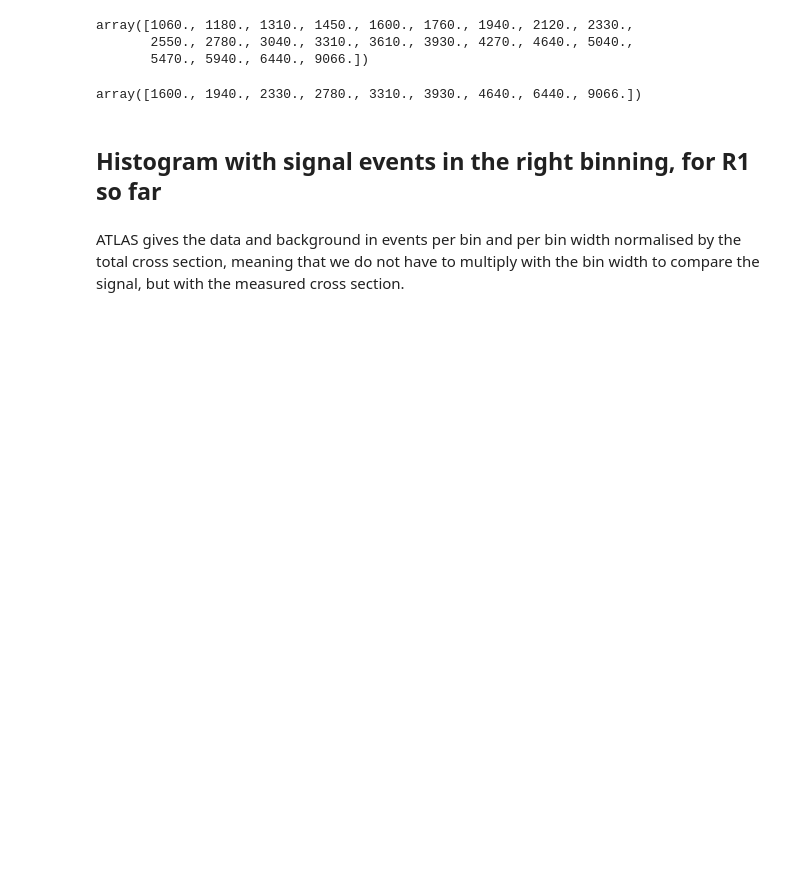
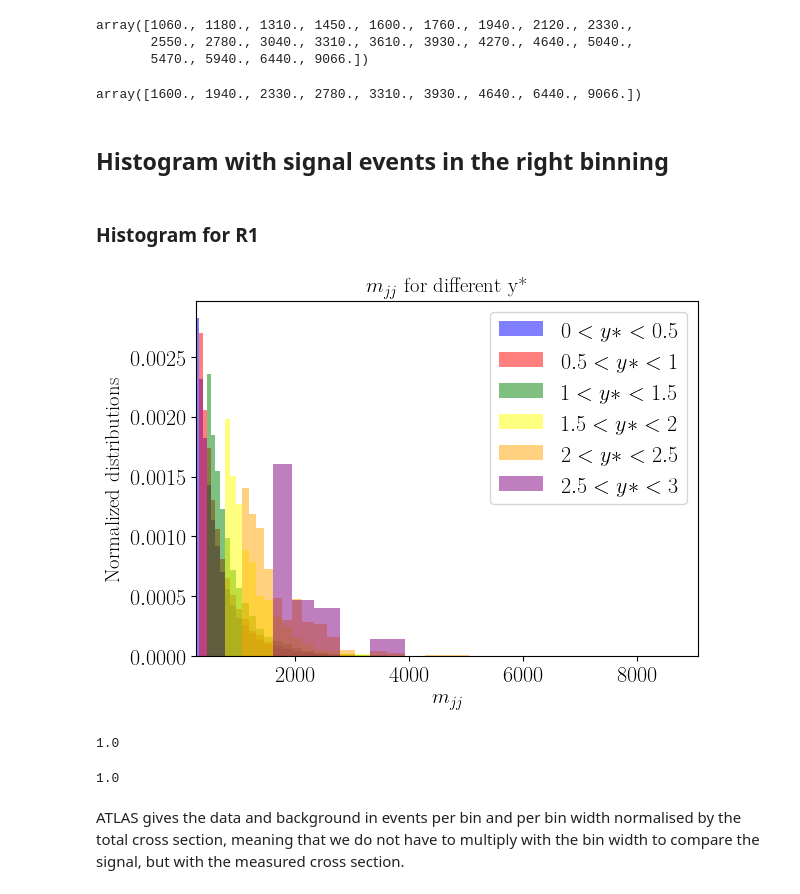
Before and after one commit to mariaubiali/ALPsPheno, a Jupyter notebook: ALP_Global/notebooks/gg_dijet.ipynb, the cells around one changed output. Saved outputs shown, nothing was run; the diff lists cells and outputs as text; code cells hidden in the pictures; blank space fills up the shorter version.

```diff
--- a/ALP_Global/notebooks/gg_dijet.ipynb
+++ b/ALP_Global/notebooks/gg_dijet.ipynb
@@ -1,27 +0,0 @@
-# %%
-import numpy as np
-import pandas as pd
-import seaborn as sns
-import json
-import os
-import awkward as ak
-import hist
-import math
-import vector
-import pylhe
-import uproot
-import yaml
-
-import matplotlib.pyplot as plt
-from matplotlib import colormaps
-plt.rcParams['text.usetex'] = True
-plt.rcParams['text.latex.preamble'] = r'\usepackage{lmodern}'  # Usar Latin Modern Roman
-plt.rcParams['font.size'] = 16
-plt.rcParams['font.family'] = 'serif'
-plt.rcParams['font.serif'] = ['Latin Modern Roman']
-
-from nnpdf_data import path_commondata
-import nnpdf_data.commondataparser
-from nnpdf_data.commondataparser import parse_new_metadata
-from nnpdf_data.commondataparser import load_commondata
-from validphys.covmats import covmat_from_systematics
@@ -484,15 +526,25 @@ array([1600., 1940., 2330., 2780., 3310., 3930., 4640., 6440., 9066.])
 # background_R5
 # background_R6
 # %% [markdown]
-## Histogram with signal events in the right binning, for R1 so far
+## Histogram with signal events in the right binning
+# %% [markdown]
+### Histogram for R1
 # %%
 # histogram for NP signal (n = number of events per bin)
 # density=True gives bin's raw count divided by the total number of counts and the bin width, i.e. density = counts / (sum(counts) * np.diff(bins))
-n_signal, bins, _ =plt.hist(mjj_R1, bins=mjj_bins_R1,range=(260,7000),label='$0 < y* < 0.5$', alpha=0.5,density=True,color = "red", ec="k",histtype='stepfilled',log=False)
-plt.xlim(260, 7000)
+n_signal_R1, bins, _ =plt.hist(mjj_R1, bins=mjj_bins_R1,range=(260,7000),label='$0 < y* < 0.5$', alpha=0.5,density=True,color = "blue", ec="k",histtype='stepfilled',log=False)
+n_signal_R2, bins, _ =plt.hist(mjj_R2, bins=mjj_bins_R2,range=(310,7630),label='$0.5 < y* < 1$', alpha=0.5,density=True,color = "red", ec="k",histtype='stepfilled',log=False)
+n_signal_R3, bins, _ =plt.hist(mjj_R3, bins=mjj_bins_R3,range=(440,8317),label='$1 < y* < 1.5$', alpha=0.5,density=True,color = "green", ec="k",histtype='stepfilled',log=False)
+n_signal_R4, bins, _ =plt.hist(mjj_R4, bins=mjj_bins_R4,range=(760,7630),label='$1.5 < y* < 2$', alpha=0.5,density=True,color = "yellow", ec="k",histtype='stepfilled',log=False)
+n_signal_R5, bins, _ =plt.hist(mjj_R5, bins=mjj_bins_R5,range=(1060,9066),label='$2 < y* < 2.5$', alpha=0.5,density=True,color = "orange", ec="k",histtype='stepfilled',log=False)
+n_signal_R6, bins, _ =plt.hist(mjj_R6, bins=mjj_bins_R6,range=(1600,9066),label='$2.5 < y* < 3$', alpha=0.5,density=True,color = "purple", ec="k",histtype='stepfilled',log=False)
+plt.xlim(260, 9066)
 plt.tight_layout()
-plt.title(r'signal distribution for $m_{jj}$ for $0 < y* < 0.5 $',fontsize=15)
+plt.title(r'$m_{jj}$ for different y*',fontsize=15)
 plt.xlabel(r'$m_{jj}$',fontsize=15)
 plt.ylabel(r'Normalized distributions',fontsize=15)
-#plt.savefig("mHHdist.pdf")
+plt.tight_layout()
+plt.legend()
 plt.show()
+# %% [output]
+[figure, added]
@@ -499,5 +554,11 @@ plt.show()
 # %%
-(n_signal*np.diff(mjj_bins_R1)).sum()
+(n_signal_R1*np.diff(mjj_bins_R1)).sum()
+# %% [output]
+1.0
+# %%
+(n_signal_R6*np.diff(mjj_bins_R6)).sum()
+# %% [output]
+1.0
 # %% [markdown]
 ATLAS gives the data and background in events per bin and per bin width normalised by the total cross section, meaning that we do not have to multiply with the bin width to compare the signal, but with the measured cross section.
 # %% [markdown]
```
Also changed, not shown: parts of 35 cells of this notebook, 1 other file.
